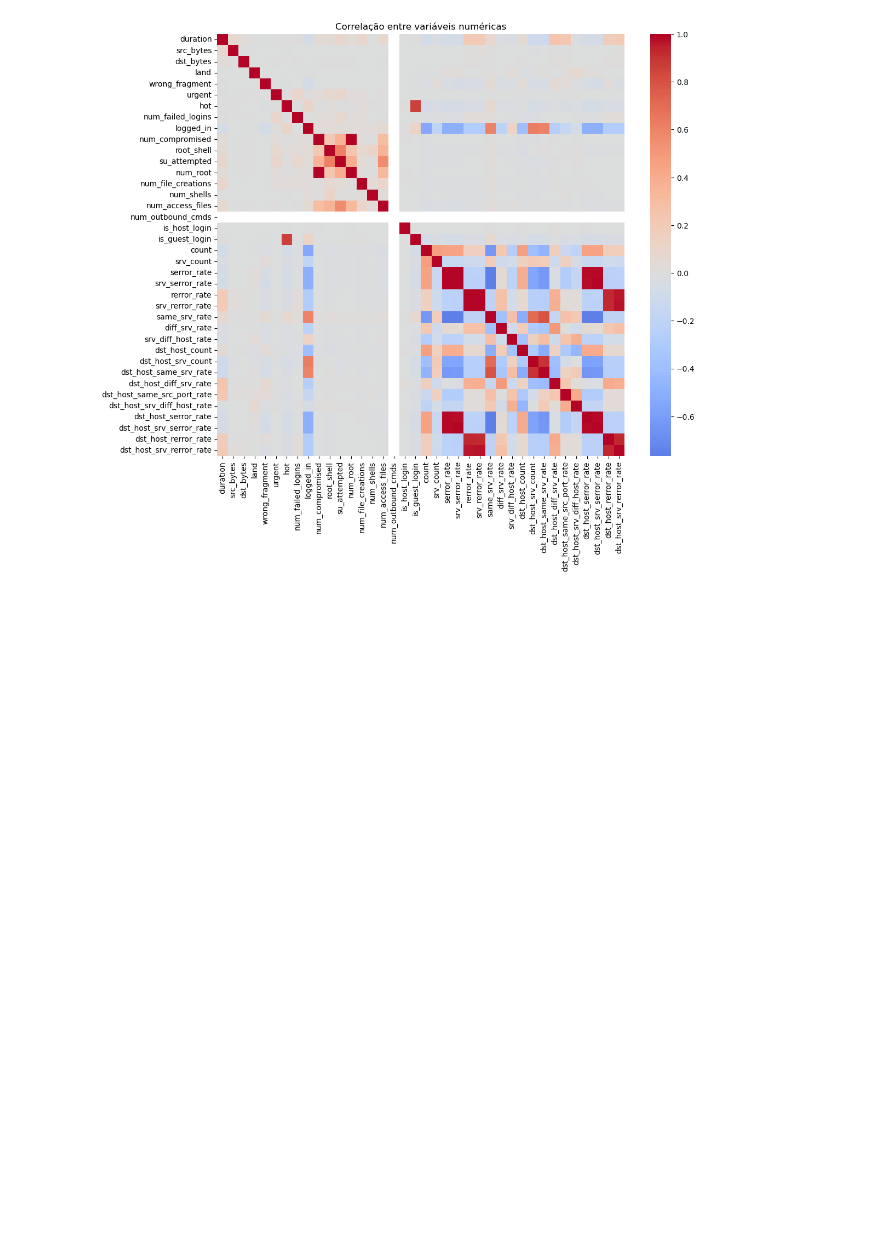
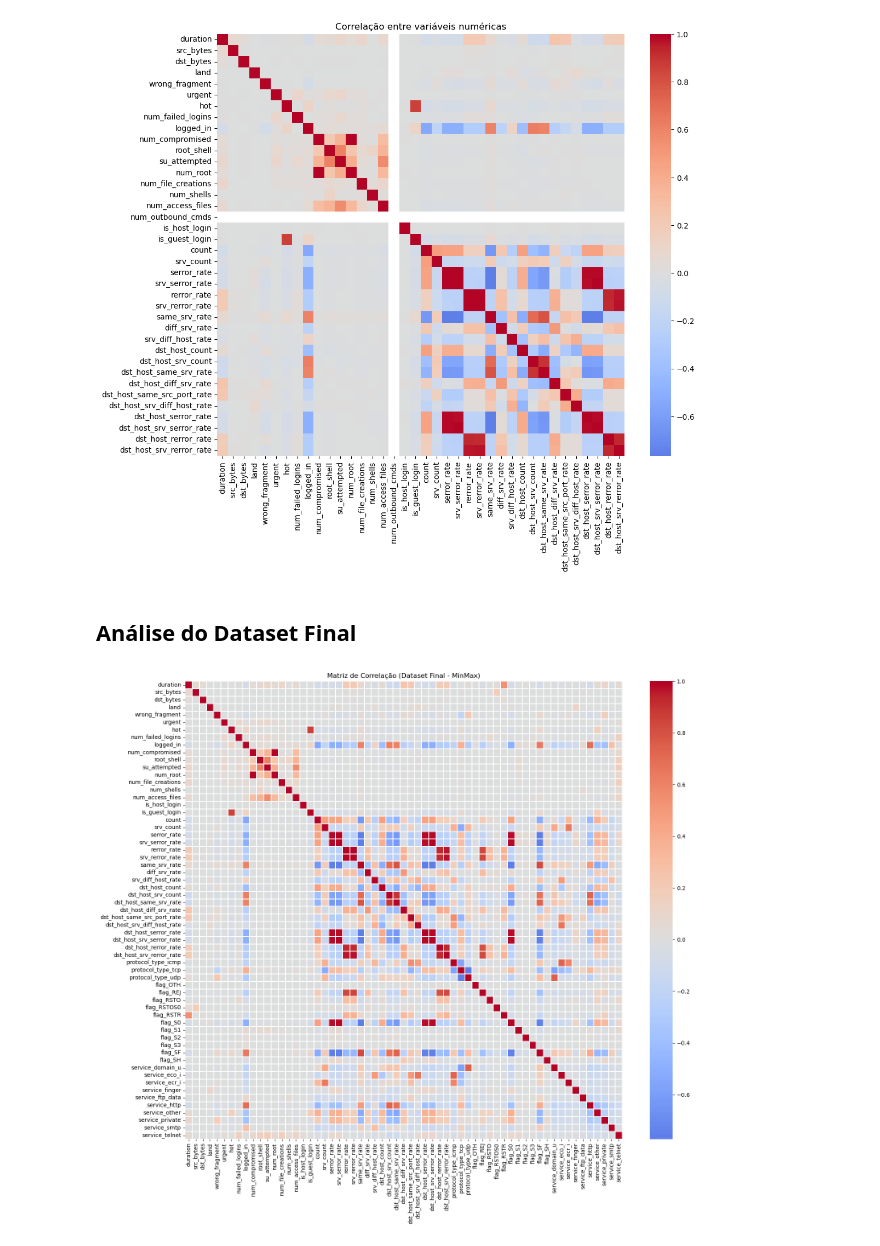
Before and after one commit to pedro-coelho-dr/ml-ids, a Jupyter notebook: notebooks/01_exploration.ipynb, the cells around one changed output. Saved outputs shown, nothing was run; the diff lists cells and outputs as text; code cells hidden in the pictures; blank space fills up the shorter version.

```diff
--- a/notebooks/01_exploration.ipynb
+++ b/notebooks/01_exploration.ipynb
@@ -251,3 +251,19 @@ plt.title("Correlação entre variáveis numéricas")
 plt.show()
 # %% [output]
 [figure]
+# %% [markdown]
+## Análise do Dataset Final
+# %%
+df = pd.read_csv("../data/final/minmax/KDDTrain+_final_minmax.csv")
+
+
+corr = df.corr(numeric_only=True)
+
+
+plt.figure(figsize=(16, 14))
+sns.heatmap(corr, cmap="coolwarm", center=0, linewidths=0.2)
+plt.title("Matriz de Correlação (Dataset Final - MinMax)")
+plt.tight_layout()
+plt.show()
+# %% [output]
+[figure, added]
```
Also changed, not shown: parts of 1 cell of this notebook, 17 other files.
